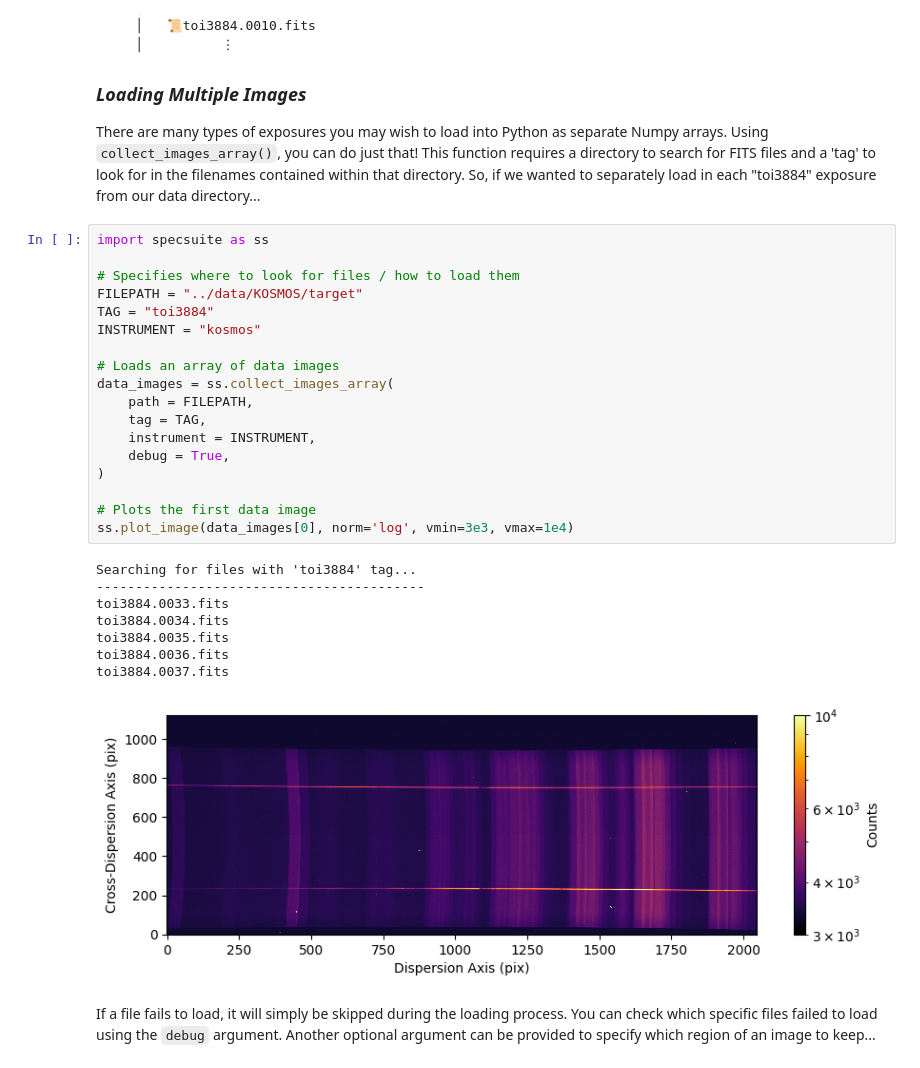
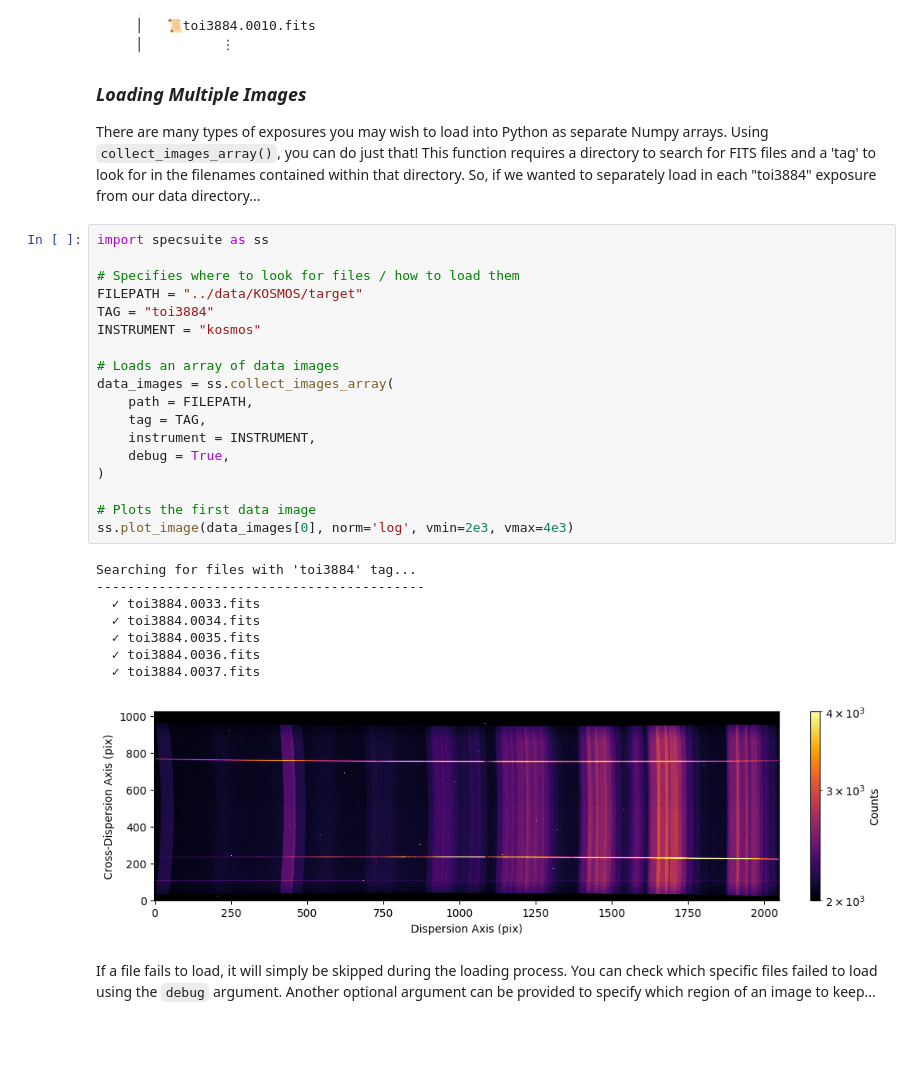
Before and after one commit to Autumn10677/specsuite, a Jupyter notebook: docs/loading.ipynb, the cells around one changed output. Cells and saved outputs as stored; diff of their text form; blank space fills up the shorter version.

````diff
--- a/docs/loading.ipynb
+++ b/docs/loading.ipynb
@@ -45,30 +45,30 @@ There are many types of exposures you may wish to load into Python as separate N
 # %%
 import specsuite as ss
 
 # Specifies where to look for files / how to load them
 FILEPATH = "../data/KOSMOS/target"
 TAG = "toi3884"
 INSTRUMENT = "kosmos"
 
 # Loads an array of data images
 data_images = ss.collect_images_array(
     path = FILEPATH,
     tag = TAG,
     instrument = INSTRUMENT,
     debug = True,
 )
 
 # Plots the first data image
-ss.plot_image(data_images[0], norm='log', vmin=3e3, vmax=1e4)
+ss.plot_image(data_images[0], norm='log', vmin=2e3, vmax=4e3)
 # %% [output]
 Searching for files with 'toi3884' tag...
 ------------------------------------------
-toi3884.0033.fits
-toi3884.0034.fits
-toi3884.0035.fits
-toi3884.0036.fits
-toi3884.0037.fits
+  ✓ toi3884.0033.fits
+  ✓ toi3884.0034.fits
+  ✓ toi3884.0035.fits
+  ✓ toi3884.0036.fits
+  ✓ toi3884.0037.fits
-[figure, old version]
+[figure, new version]
 # %% [markdown]
 If a file fails to load, it will simply be skipped during the loading process. You can check which specific files failed to load using the ```debug``` argument. Another optional argument can be provided to specify which region of an image to keep...
 # %%
````
Also changed, not shown: parts of 4 cells of this notebook, 2 other files.
